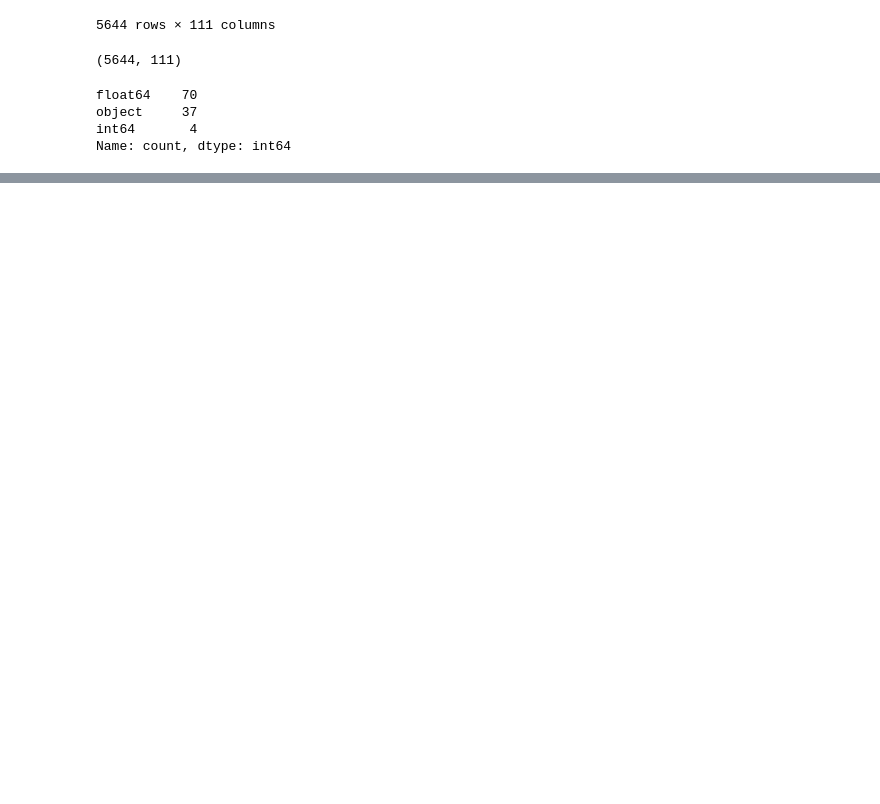
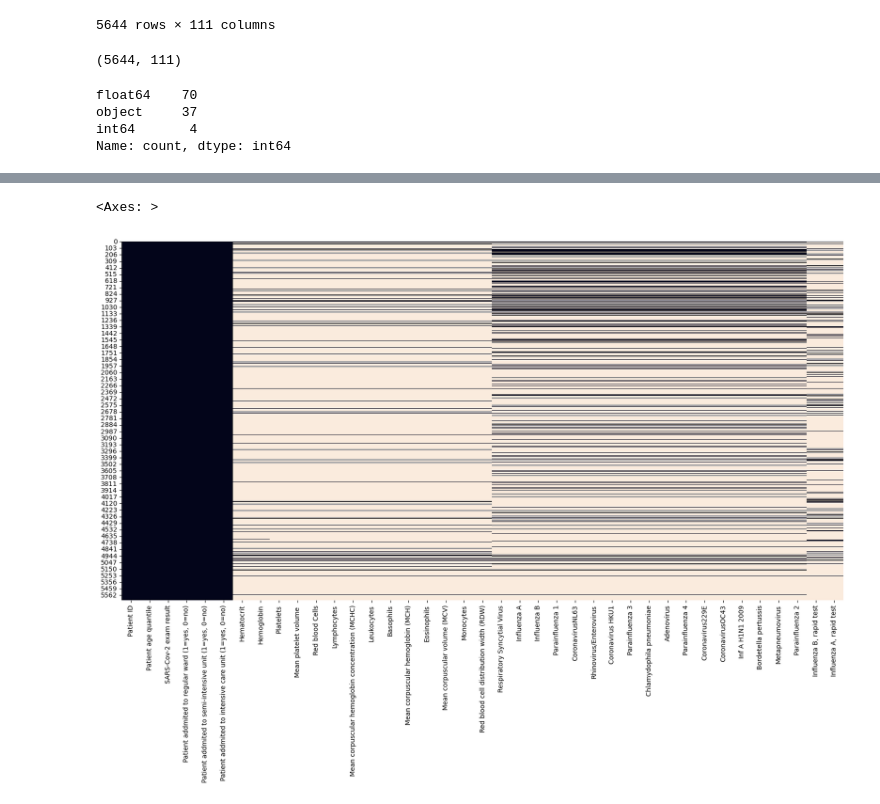
Before and after one commit to verlinfataki3-spec/Covid-19, a Jupyter notebook: covid.ipynb, the cells around one changed output, grey strips where cells are left out. Cells and saved outputs as stored; diff of their text form; code cells hidden in the pictures; blank space fills up the shorter version.

```diff
--- a/covid.ipynb
+++ b/covid.ipynb
@@ -53,0 +144,5 @@ Name: count, dtype: int64
+# %%
+# sélection des colonnes avec moins de 90% de valeurs manquantes
+# garder uniquement les colonnes avec moins de 90% de valeurs manquantes
+df=df[df.columns[df.isna().sum()/df.shape[0] < 0.9]]
+df.head()
@@ -53,0 +156,7 @@ Name: count, dtype: int64
+# %%
+# Visualiser les valeurs manquantes avec une carte thermique
+plt.figure(figsize=(20,10))
+sns.heatmap(df.isna(), cbar=False)
+# %% [output]
+<Axes: >
+[figure, added]
```
Also changed, not shown: parts of 24 cells of this notebook.
